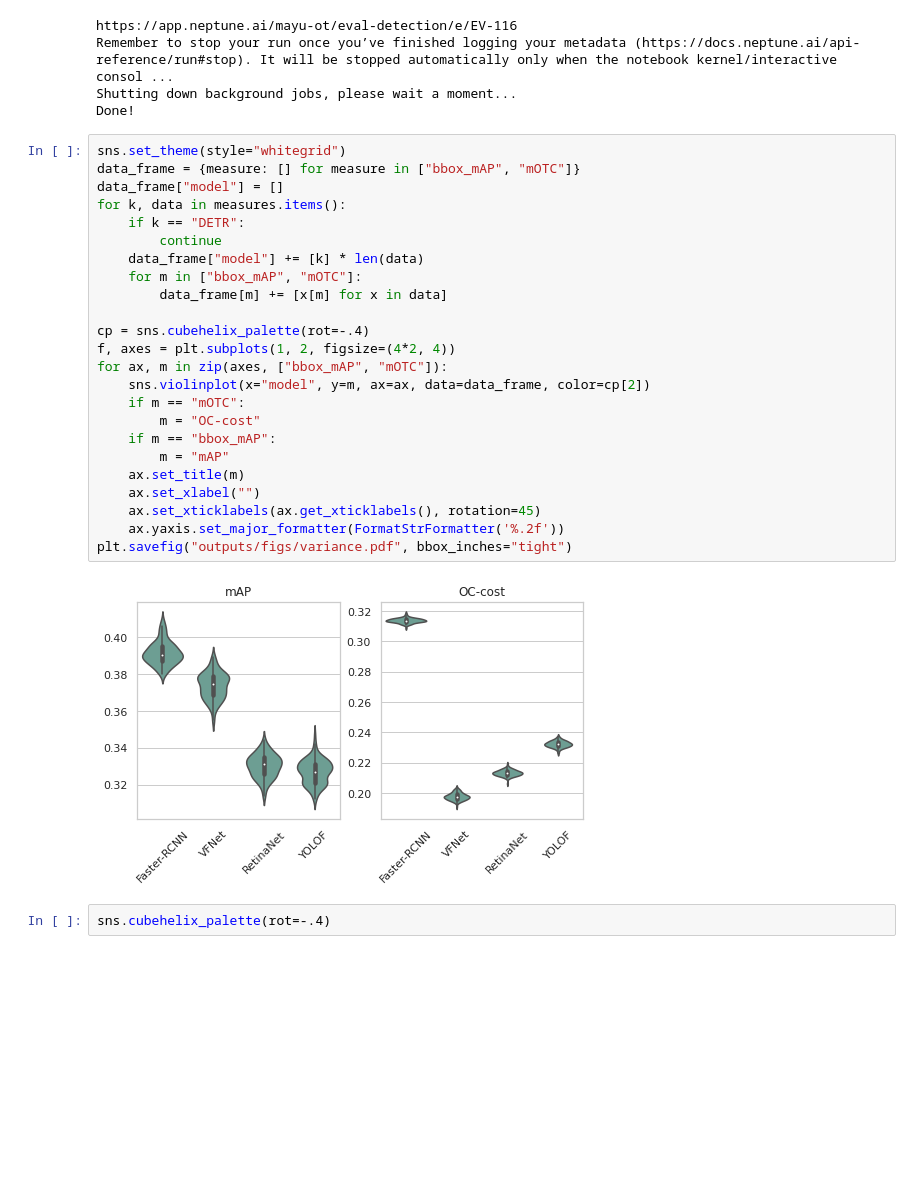
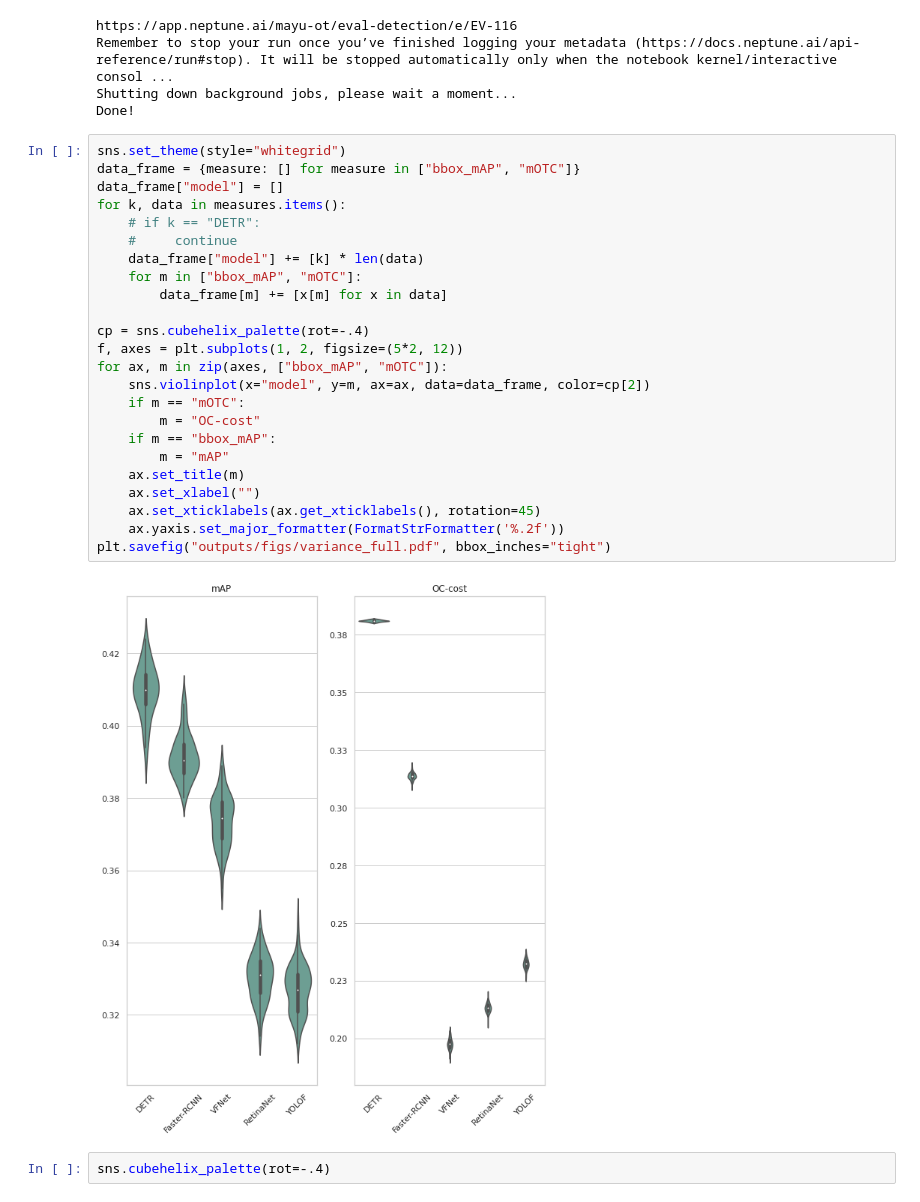
Before and after one commit to mayu-ot/oc-cost, a Jupyter notebook: notebooks/reports/reliability.ipynb, the cells around one changed output. Drawn from its saved outputs; the diff is of its cells as text; blank space fills up the shorter version.

```diff
--- a/notebooks/reports/reliability.ipynb
+++ b/notebooks/reports/reliability.ipynb
@@ -27,29 +27,29 @@ Done!
 # %%
 sns.set_theme(style="whitegrid")
 data_frame = {measure: [] for measure in ["bbox_mAP", "mOTC"]}
 data_frame["model"] = []
 for k, data in measures.items():
-    if k == "DETR":
-        continue
+    # if k == "DETR":
+    #     continue
     data_frame["model"] += [k] * len(data)
     for m in ["bbox_mAP", "mOTC"]:
         data_frame[m] += [x[m] for x in data]
 
 cp = sns.cubehelix_palette(rot=-.4)
-f, axes = plt.subplots(1, 2, figsize=(4*2, 4))
+f, axes = plt.subplots(1, 2, figsize=(5*2, 12))
 for ax, m in zip(axes, ["bbox_mAP", "mOTC"]):
     sns.violinplot(x="model", y=m, ax=ax, data=data_frame, color=cp[2])
     if m == "mOTC":
         m = "OC-cost"
     if m == "bbox_mAP":
         m = "mAP"
     ax.set_title(m)
     ax.set_xlabel("")
     ax.set_xticklabels(ax.get_xticklabels(), rotation=45)
     ax.yaxis.set_major_formatter(FormatStrFormatter('%.2f'))
-plt.savefig("outputs/figs/variance.pdf", bbox_inches="tight")
+plt.savefig("outputs/figs/variance_full.pdf", bbox_inches="tight")
 # %% [output]
-[figure, old version]
+[figure, new version]
 # %%
 sns.cubehelix_palette(rot=-.4)
 # %% [output]
```
Also changed, not shown: 3 other files.
